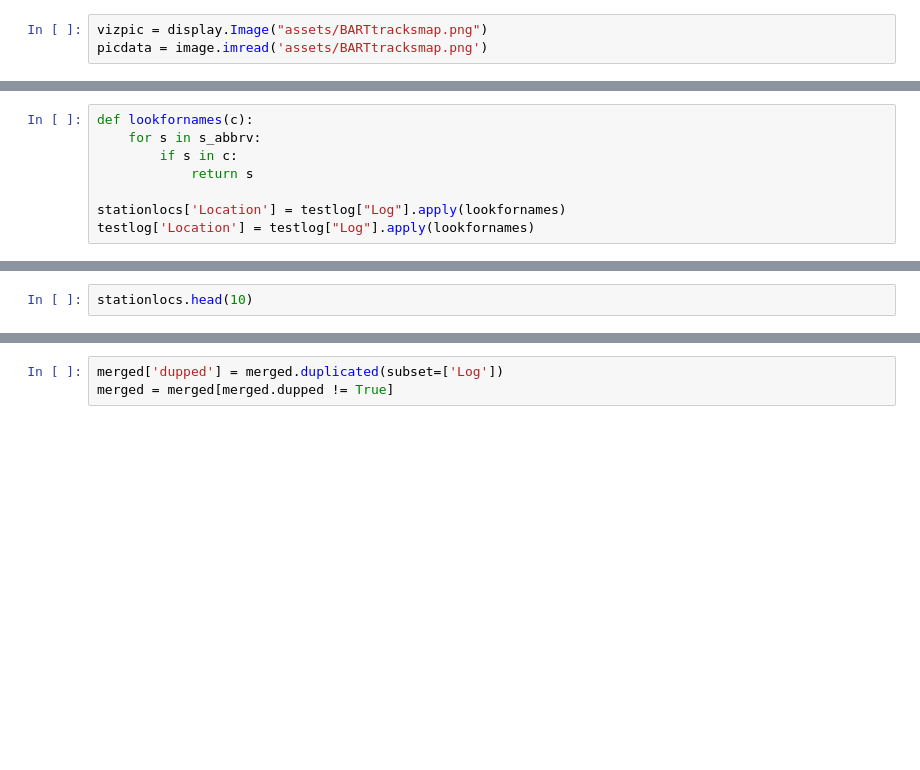
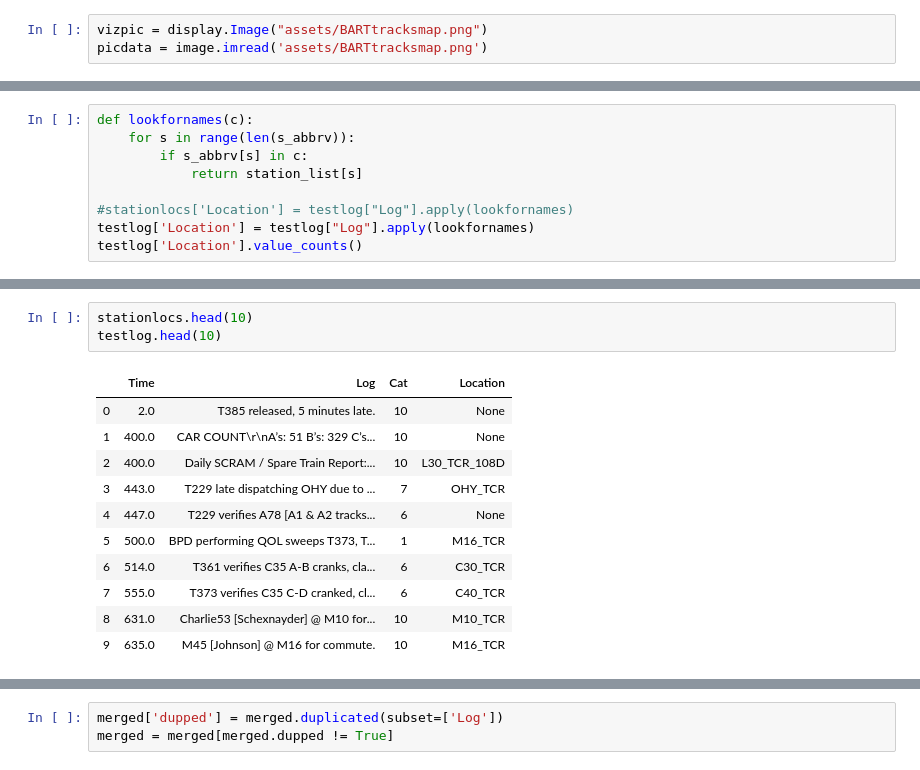
Before and after one commit to hsabraham28/BARTDemo, a Jupyter notebook: demoviz.ipynb, the cells around one changed output, grey strips where cells are left out. Saved outputs shown, nothing was run; the diff lists cells and outputs as text; blank space fills up the shorter version.

Commit message:
fixed station name lookup bug

```diff
--- a/demoviz.ipynb
+++ b/demoviz.ipynb
@@ -25,8 +58,9 @@ s_abbrv = [station[:3] for station in station_list]
 # %%
 def lookfornames(c):
-    for s in s_abbrv:
-        if s in c:
-            return s
+    for s in range(len(s_abbrv)):
+        if s_abbrv[s] in c:
+            return station_list[s]
 
-stationlocs['Location'] = testlog["Log"].apply(lookfornames)
+#stationlocs['Location'] = testlog["Log"].apply(lookfornames)
 testlog['Location'] = testlog["Log"].apply(lookfornames)
+testlog['Location'].value_counts()
@@ -33,3 +85,16 @@ testlog['Location'] = testlog["Log"].apply(lookfornames)
 # %%
 stationlocs.head(10)
+testlog.head(10)
+# %% [output]
+|  | Time | Log | Cat | Location |
+| 0 | 2.0 | T385 released, 5 minutes late. | 10 | None |
+| 1 | 400.0 | CAR COUNT\r\nA’s: 51 B’s: 329 C’s... | 10 | None |
+| 2 | 400.0 | Daily SCRAM / Spare Train Report:... | 10 | L30_TCR_108D |
+| 3 | 443.0 | T229 late dispatching OHY due to ... | 7 | OHY_TCR |
+| 4 | 447.0 | T229 verifies A78 [A1 & A2 tracks... | 6 | None |
+| 5 | 500.0 | BPD performing QOL sweeps T373, T... | 1 | M16_TCR |
+| 6 | 514.0 | T361 verifies C35 A-B cranks, cla... | 6 | C30_TCR |
+| 7 | 555.0 | T373 verifies C35 C-D cranked, cl... | 6 | C40_TCR |
+| 8 | 631.0 | Charlie53 [Schexnayder] @ M10 for... | 10 | M10_TCR |
+| 9 | 635.0 | M45 [Johnson] @ M16 for commute. | 10 | M16_TCR |
 # %%
```
Also changed, not shown: parts of 12 cells of this notebook.
